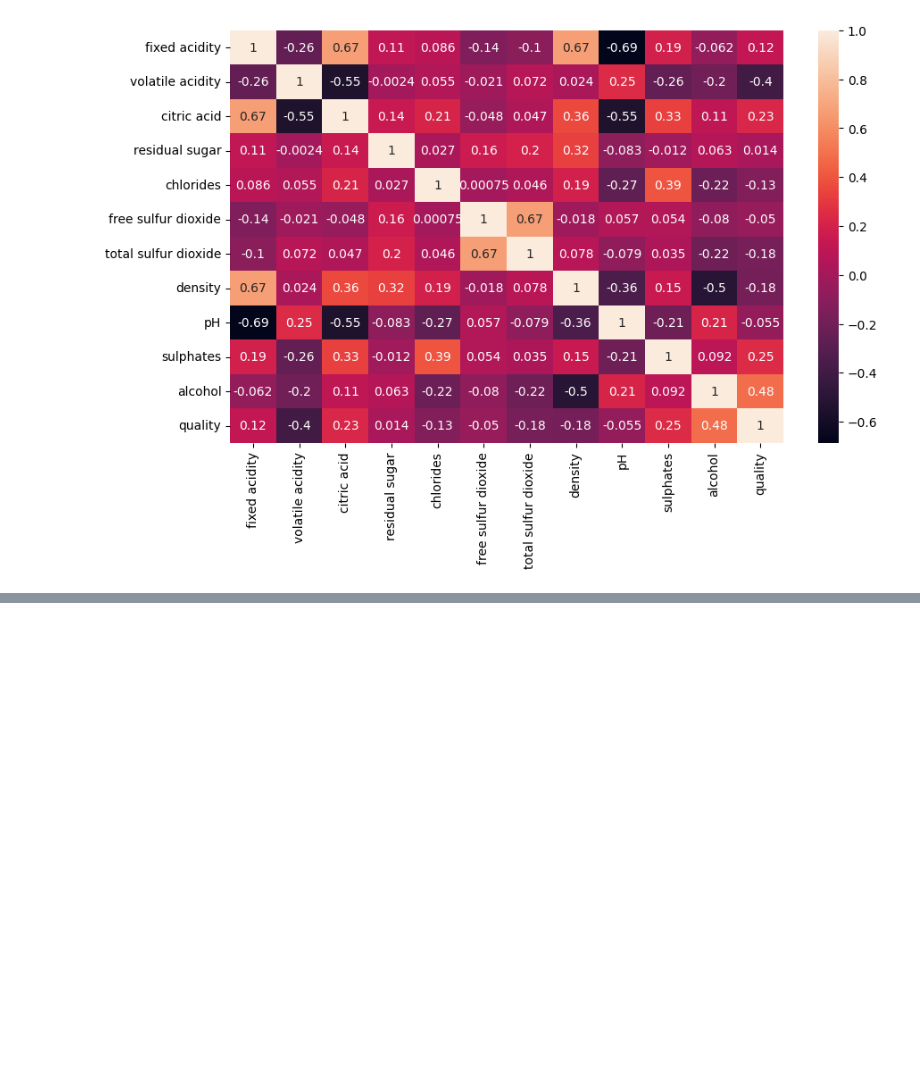
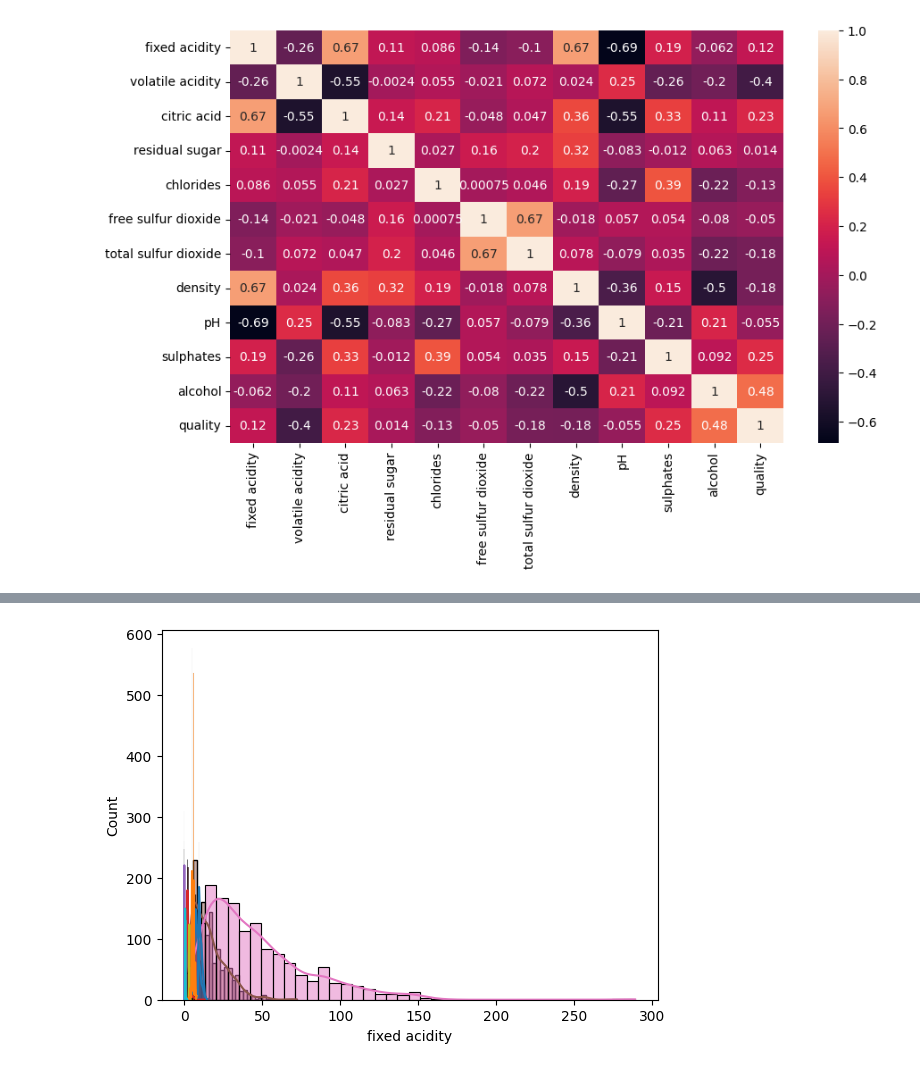
Before and after one commit to zobayer301/Code, a Jupyter notebook: Season 2/EDA/red_wine.ipynb, the cells around one changed output, grey strips where cells are left out. Saved outputs shown, nothing was run; the diff lists cells and outputs as text; code cells hidden in the pictures; blank space fills up the shorter version.

```diff
--- a/Season 2/EDA/red_wine.ipynb
+++ b/Season 2/EDA/red_wine.ipynb
@@ -127,0 +147,5 @@ sns.heatmap(df.corr(),annot=True)
+# %%
+for column in df.columns:
+    sns.histplot(df[column], kde=True)
+# %% [output]
+[figure, added]
```
Also changed, not shown: parts of 6 cells of this notebook.
